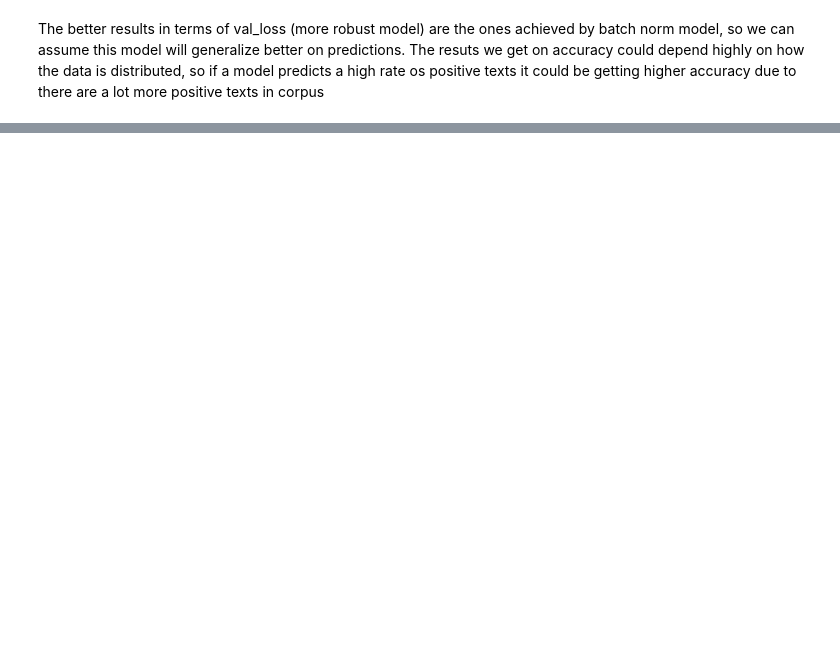
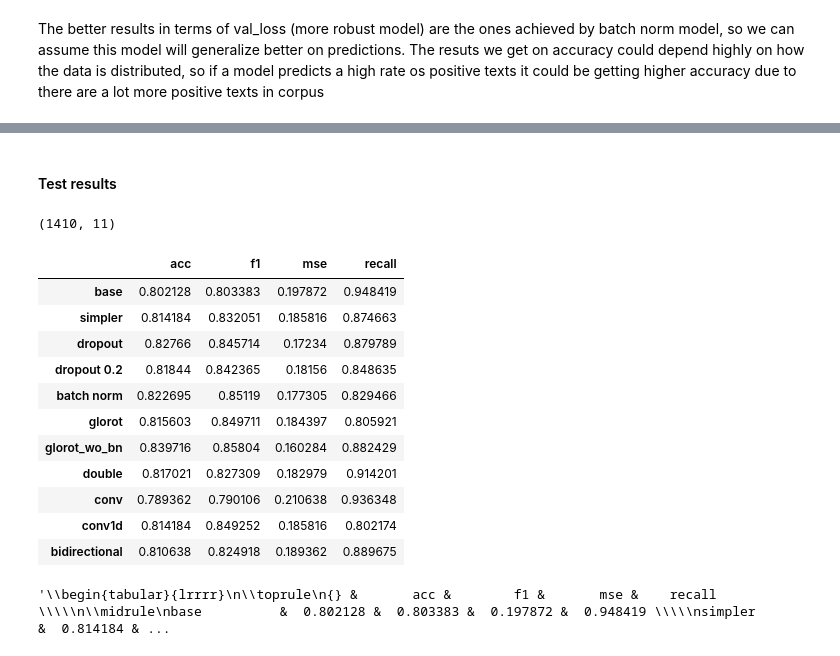
Before and after one commit to AdrianInsua/SentimentAnalysis, a Jupyter notebook: results/get_results.ipynb, the cells around one changed output, grey strips where cells are left out. Cells and saved outputs as stored; diff of their text form; code cells hidden in the pictures; blank space fills up the shorter version.

```diff
--- a/results/get_results.ipynb
+++ b/results/get_results.ipynb
@@ -262,0 +303,47 @@ means_test
+# %% [markdown]
+#### Test results
+# %%
+preds = pd.concat([\
+                   lstm_base_pred,\
+                   lstm_simpler_preds,\
+                   lstm_dropout_preds,\
+                   lstm_dropout2_preds,\
+                   lstm_bn_preds,\
+                   lstm_glorot_preds,\
+                   lstm_glorot_wo_bn_preds,\
+                   lstm_double_preds,\
+                   lstm_conv_preds,\
+                   lstm_conv1d_preds,\
+                   lstm_bidirectional_preds\
+                  ], axis=1)
+# %%
+preds = preds.applymap(lambda x: 1 if x >= 0.5 else 0)
+# %%
+preds.columns = ['base', 'simpler', 'dropout', 'dropout 0.2', 'batch norm', 'glorot', 'glorot_wo_bn', 'double', 'conv', 'conv1d', 'bidirectional']
+# %%
+preds.shape
+# %% [output]
+(1410, 11)
+# %%
+metrics = []
+for p in preds.columns:
+    metrics.append(compute_metrics(preds[p], results_test['ls']['real'][0]))
+# %%
+pd.DataFrame(metrics, index = preds.columns).style.highlight_max(axis=0)
+# %% [output]
+|  | acc | f1 | mse | recall |
+| base | 0.802128 | 0.803383 | 0.197872 | 0.948419 |
+| simpler | 0.814184 | 0.832051 | 0.185816 | 0.874663 |
+| dropout | 0.82766 | 0.845714 | 0.17234 | 0.879789 |
+| dropout 0.2 | 0.81844 | 0.842365 | 0.18156 | 0.848635 |
+| batch norm | 0.822695 | 0.85119 | 0.177305 | 0.829466 |
+| glorot | 0.815603 | 0.849711 | 0.184397 | 0.805921 |
+| glorot_wo_bn | 0.839716 | 0.85804 | 0.160284 | 0.882429 |
+| double | 0.817021 | 0.827309 | 0.182979 | 0.914201 |
+| conv | 0.789362 | 0.790106 | 0.210638 | 0.936348 |
+| conv1d | 0.814184 | 0.849252 | 0.185816 | 0.802174 |
+| bidirectional | 0.810638 | 0.824918 | 0.189362 | 0.889675 |
+# %%
+pd.DataFrame(metrics, index = preds.columns).to_latex()
+# %% [output]
+'\\begin{tabular}{lrrrr}\n\\toprule\n{} &       acc &        f1 &       mse &    recall \\\\\n\\midrule\nbase          &  0.802128 &  0.803383 &  0.197872 &  0.948419 \\\\\nsimpler       &  0.814184 & ...
```
Also changed, not shown: parts of 26 cells of this notebook.
